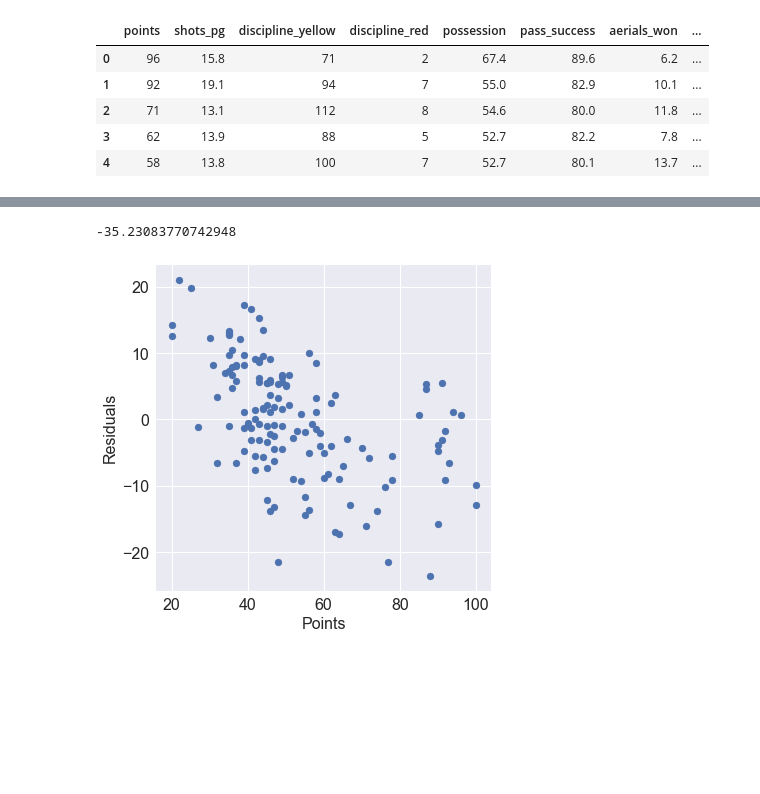
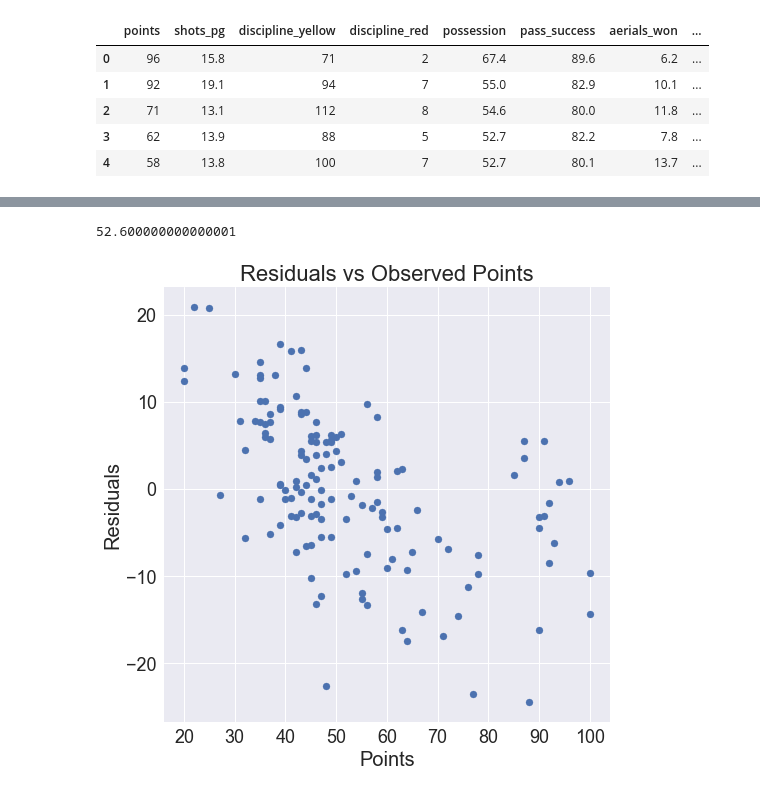
Before and after one commit to TRobertJackson/Data-Science-Projects, a Jupyter notebook: Soccer Game Prediction/Soccer Game Prediction_points.ipynb, the cells around one changed output, grey strips where cells are left out. Cells and saved outputs as stored; diff of their text form; code cells hidden in the pictures; blank space fills up the shorter version.

```diff
--- a/Soccer Game Prediction/Soccer Game Prediction_points.ipynb
+++ b/Soccer Game Prediction/Soccer Game Prediction_points.ipynb
@@ -242,5 +202,5 @@ pickle.dump(Points_vs_Statistics, open('data/Points_vs_Statistics.p', 'wb'))
 # %%
-Points_Statistics_df = pickle.load(open('data/Points_vs_Statistics.p', 'rb'))
+Points_Statistics_df = pickle.load(open('data/Points_Statistics_df.p', 'rb'))
 # %%
 Points_Statistics_df = Points_Statistics_df.drop(['team', 'season'], axis = 1)
 # %%
@@ -286,0 +217,8 @@ Points_Statistics_df.corr().sort_values('points')
+# %%
+columns = Points_Statistics_df.columns
+X = Points_Statistics_df.drop(['points'], axis = 1)
+y = Points_Statistics_df[['points']]
+scaler = preprocessing.StandardScaler().fit(X)
+X_scaled = pd.DataFrame(scaler.transform(X))
+Points_Statistics_df = pd.concat([y, X_scaled], axis=1)
+Points_Statistics_df.columns = columns
@@ -611,3 +371,0 @@ print(fit.coef_)
-# %%
-rc={'axes.labelsize': 16, 'font.size': 16, 'legend.fontsize': 24.0, 'axes.titlesize': 24, 'xtick.labelsize': 16, 'ytick.labelsize': 16}
-sns.set(rc = rc)
@@ -654,0 +423,9 @@ coefficient
+# %%
+optimized_alpha = 0.2354
+
+print('score with all features: {:0.4f}'.format(pseudo_cross_val_lasso_score(Points_Statistics_df, 5, optimized_alpha)))
+
+model= Lasso(alpha = optimized_alpha, max_iter=10000)
+fit = model.fit(Points_Statistics_df.drop('points', axis = 1), Points_Statistics_df['points'])
+
+print('the coefficients of this model is: {}.'.format(fit.coef_))
@@ -655,13 +551,17 @@ coefficient
 # %%
 fit_final.intercept_
 # %% [output]
--35.23083770742948
+52.600000000000001
 # %%
 #visualize residuals vs points
-fig1, ax1 = plt.subplots()
-fig1.set_size_inches(6,6)
+fig1, ax1 = plt.subplots(figsize = (8, 8))
 plt.scatter(y, model.predict(X)-y );
-ax1.set_xlabel('Points')
-ax1.set_ylabel('Residuals');
+
+ax1.set_xlabel('Points', fontsize = 20)
+ax1.set_ylabel('Residuals', fontsize = 20)
+
+plt.xticks(fontsize=18)
+plt.yticks(fontsize=18)
+ax1.set_title('Residuals vs Observed Points', fontsize = 22);
 # %% [output]
-[figure, old version]
+[figure, new version]
```
Also changed, not shown: parts of 120 cells of this notebook, 2 other files.
